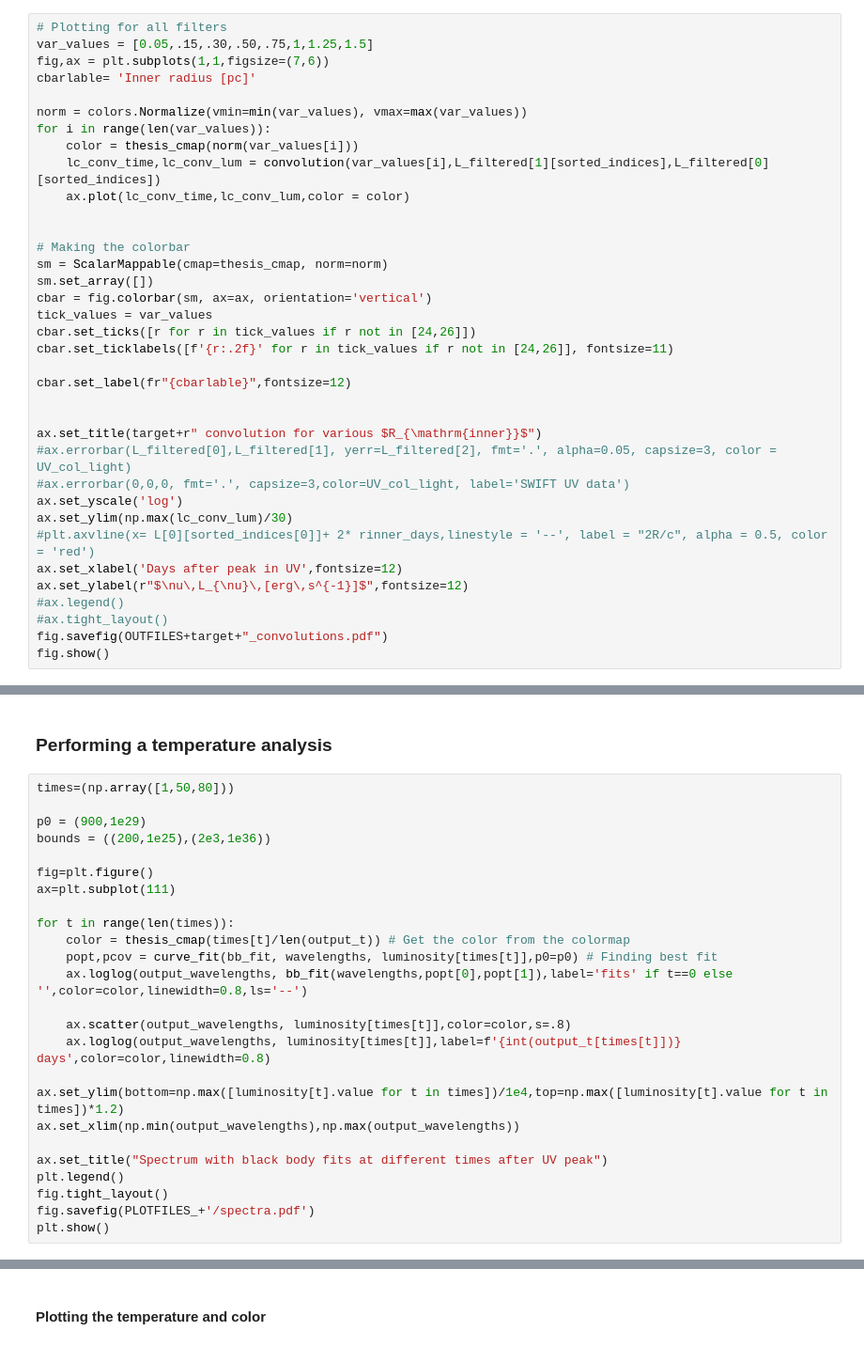
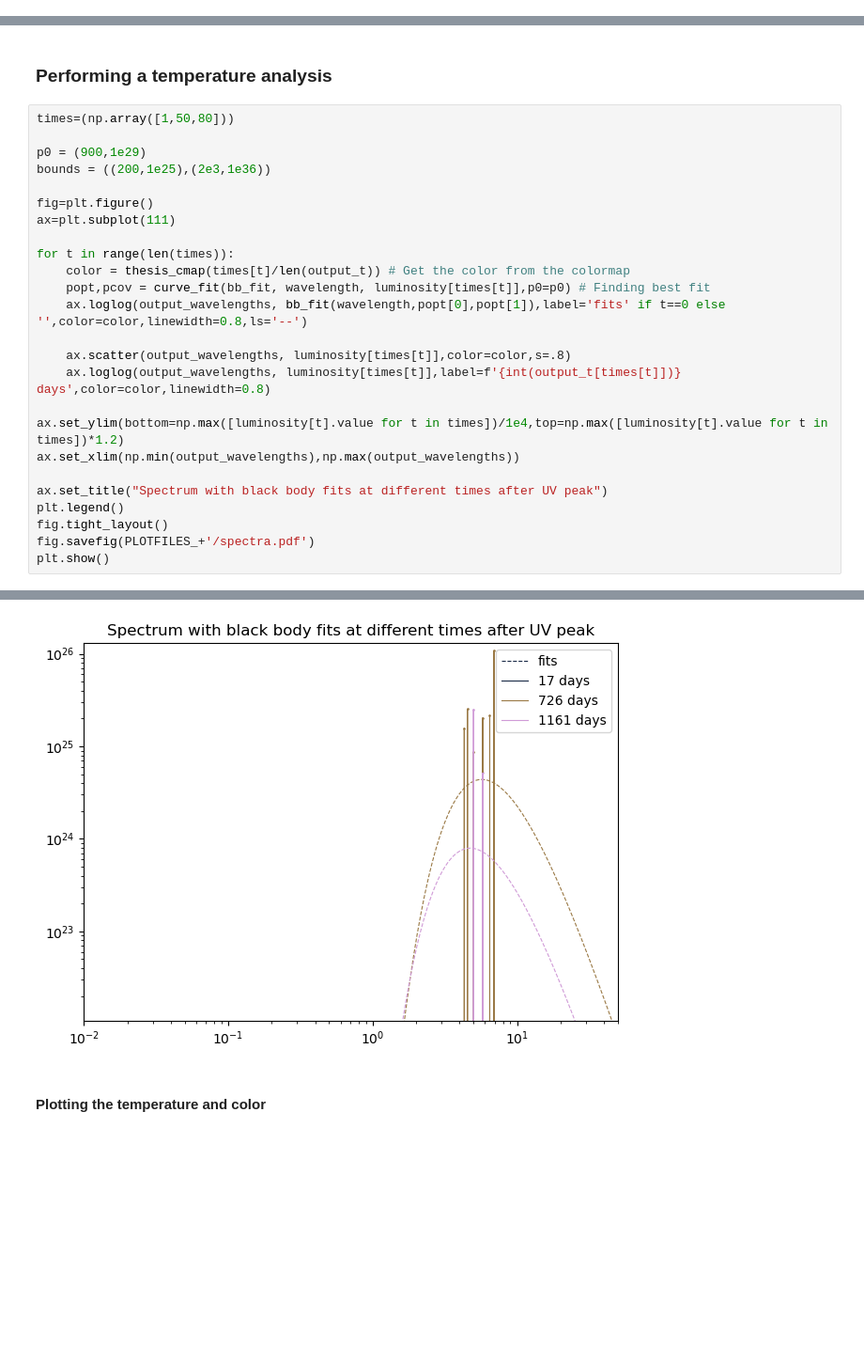
Before and after one commit to piepain/TDustEchoes, a Jupyter notebook: Analysis_HandIn.ipynb, the cells around one changed output, grey strips where cells are left out. Shown at 94% size. Drawn from its saved outputs; the diff is of its cells as text; blank space fills up the shorter version.

```diff
--- a/Analysis_HandIn.ipynb
+++ b/Analysis_HandIn.ipynb
@@ -281,39 +281,3 @@ plt.savefig(OUTFILES+target+"_filterconv.pdf")
 plt.show()
 # %% [output]
 [figure]
-# %%
-# Plotting for all filters
-var_values = [0.05,.15,.30,.50,.75,1,1.25,1.5]
-fig,ax = plt.subplots(1,1,figsize=(7,6))
-cbarlable= 'Inner radius [pc]'
-
-norm = colors.Normalize(vmin=min(var_values), vmax=max(var_values))
-for i in range(len(var_values)):
-    color = thesis_cmap(norm(var_values[i]))
-    lc_conv_time,lc_conv_lum = convolution(var_values[i],L_filtered[1][sorted_indices],L_filtered[0][sorted_indices])
-    ax.plot(lc_conv_time,lc_conv_lum,color = color)
-
-
-# Making the colorbar
-sm = ScalarMappable(cmap=thesis_cmap, norm=norm)
-sm.set_array([])
-cbar = fig.colorbar(sm, ax=ax, orientation='vertical')
-tick_values = var_values
-cbar.set_ticks([r for r in tick_values if r not in [24,26]])
-cbar.set_ticklabels([f'{r:.2f}' for r in tick_values if r not in [24,26]], fontsize=11)
-
-cbar.set_label(fr"{cbarlable}",fontsize=12)
-
-
-ax.set_title(target+r" convolution for various $R_{\mathrm{inner}}$")
-#ax.errorbar(L_filtered[0],L_filtered[1], yerr=L_filtered[2], fmt='.', alpha=0.05, capsize=3, color = UV_col_light)
-#ax.errorbar(0,0,0, fmt='.', capsize=3,color=UV_col_light, label='SWIFT UV data')
-ax.set_yscale('log')
-ax.set_ylim(np.max(lc_conv_lum)/30)
-#plt.axvline(x= L[0][sorted_indices[0]]+ 2* rinner_days,linestyle = '--', label = "2R/c", alpha = 0.5, color = 'red')
-ax.set_xlabel('Days after peak in UV',fontsize=12)
-ax.set_ylabel(r"$\nu\,L_{\nu}\,[erg\,s^{-1}]$",fontsize=12)
-#ax.legend()
-#ax.tight_layout()
-fig.savefig(OUTFILES+target+"_convolutions.pdf")
-fig.show()
@@ -538,8 +680,8 @@ ax=plt.subplot(111)
 
 for t in range(len(times)):
     color = thesis_cmap(times[t]/len(output_t)) # Get the color from the colormap
-    popt,pcov = curve_fit(bb_fit, wavelengths, luminosity[times[t]],p0=p0) # Finding best fit
-    ax.loglog(output_wavelengths, bb_fit(wavelengths,popt[0],popt[1]),label='fits' if t==0 else '',color=color,linewidth=0.8,ls='--')
+    popt,pcov = curve_fit(bb_fit, wavelength, luminosity[times[t]],p0=p0) # Finding best fit
+    ax.loglog(output_wavelengths, bb_fit(wavelength,popt[0],popt[1]),label='fits' if t==0 else '',color=color,linewidth=0.8,ls='--')
 
     ax.scatter(output_wavelengths, luminosity[times[t]],color=color,s=.8)
     ax.loglog(output_wavelengths, luminosity[times[t]],label=f'{int(output_t[times[t]])} days',color=color,linewidth=0.8)
@@ -557,3 +698,4 @@ NameError: name 'wavelength' is not defined
+[figure, added]
 # %% [markdown]
 #### Plotting the temperature and color
 # %%
```
Also changed, not shown: parts of 31 cells of this notebook, 1 other file.
